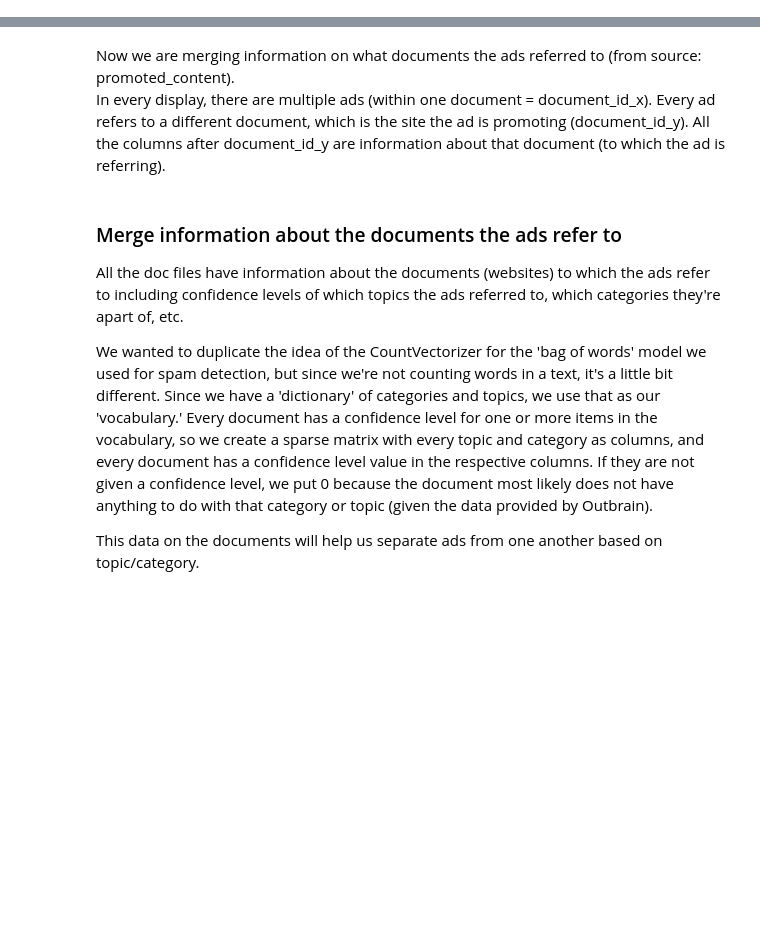
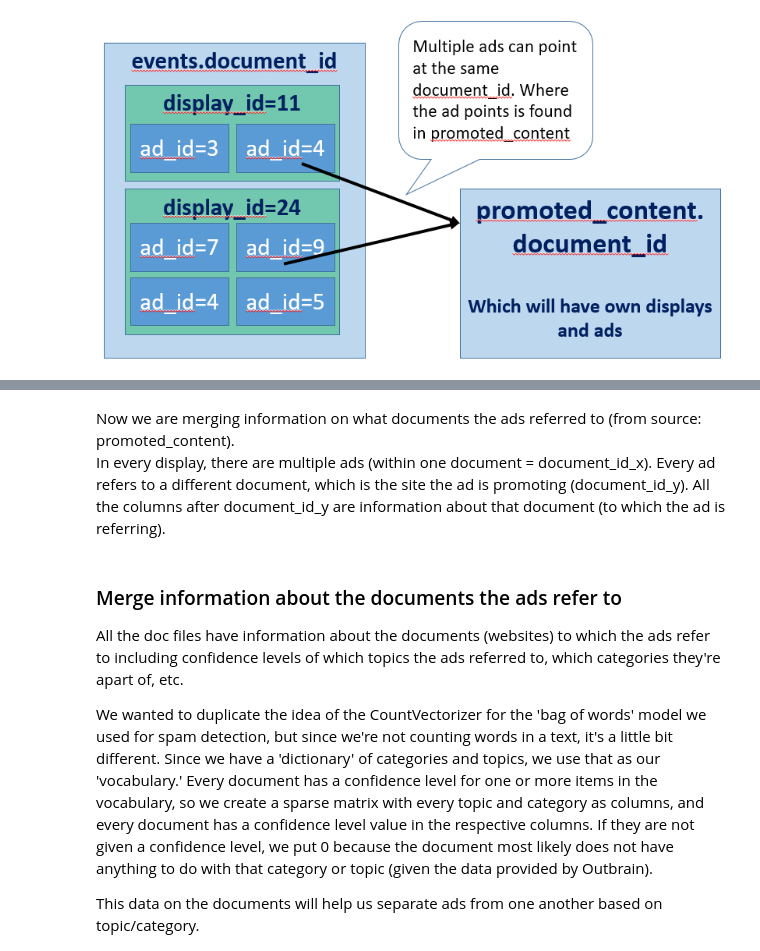
Before and after one commit to sarahkelley/w207_final_project_Cluster-F, a Jupyter notebook: Data_Wrangling_Lisa.ipynb, the cells around one changed output, grey strips where cells are left out. Drawn from its saved outputs; the diff is of its cells as text; code cells hidden in the pictures; blank space fills up the shorter version.

```diff
--- a/Data_Wrangling_Lisa.ipynb
+++ b/Data_Wrangling_Lisa.ipynb
@@ -125,0 +253,5 @@ data = format_data(clicks_train)
+# %%
+from IPython.display import Image
+Image(filename='relationship_diagram.png')
+# %% [output]
+[figure, added]
```
Also changed, not shown: parts of 52 cells of this notebook, 1 other file.
